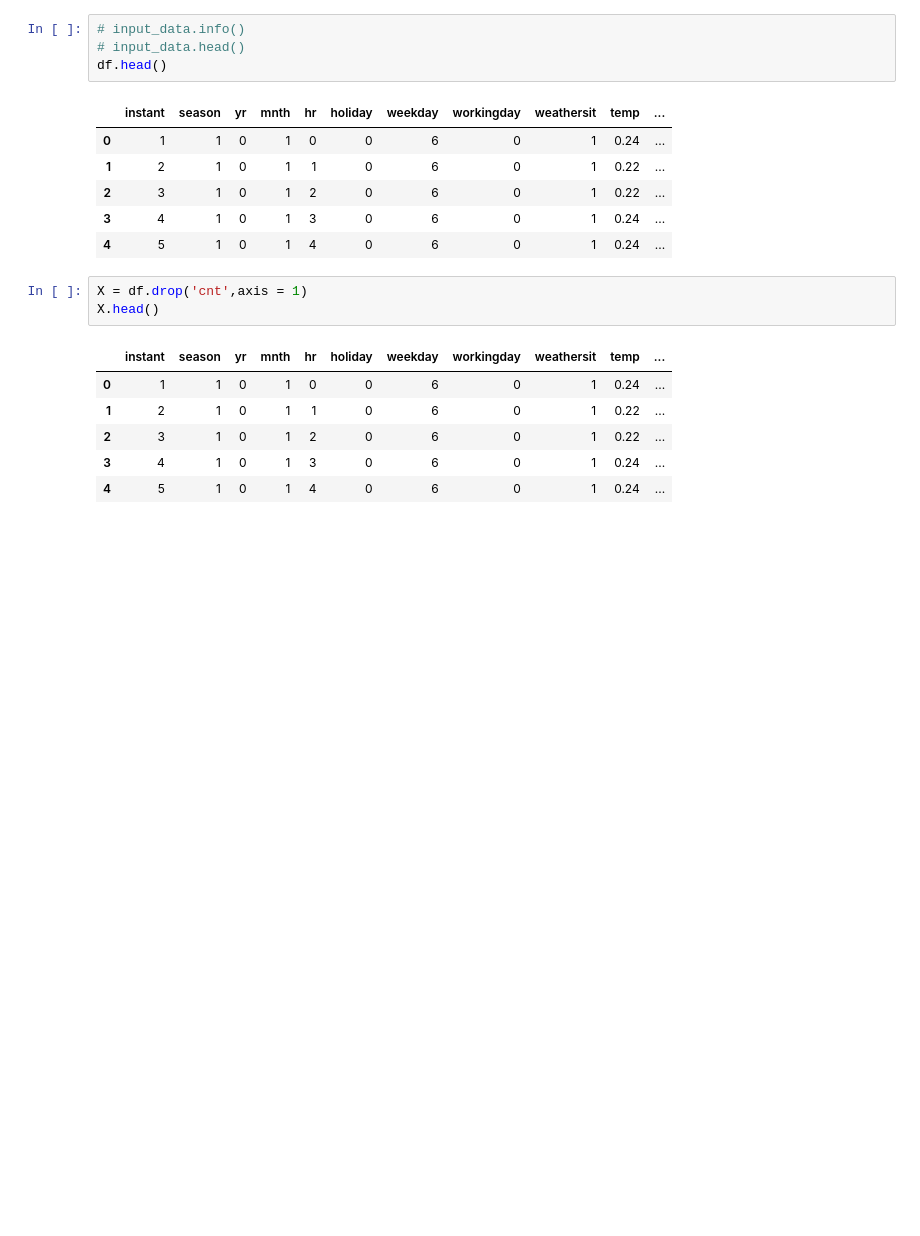
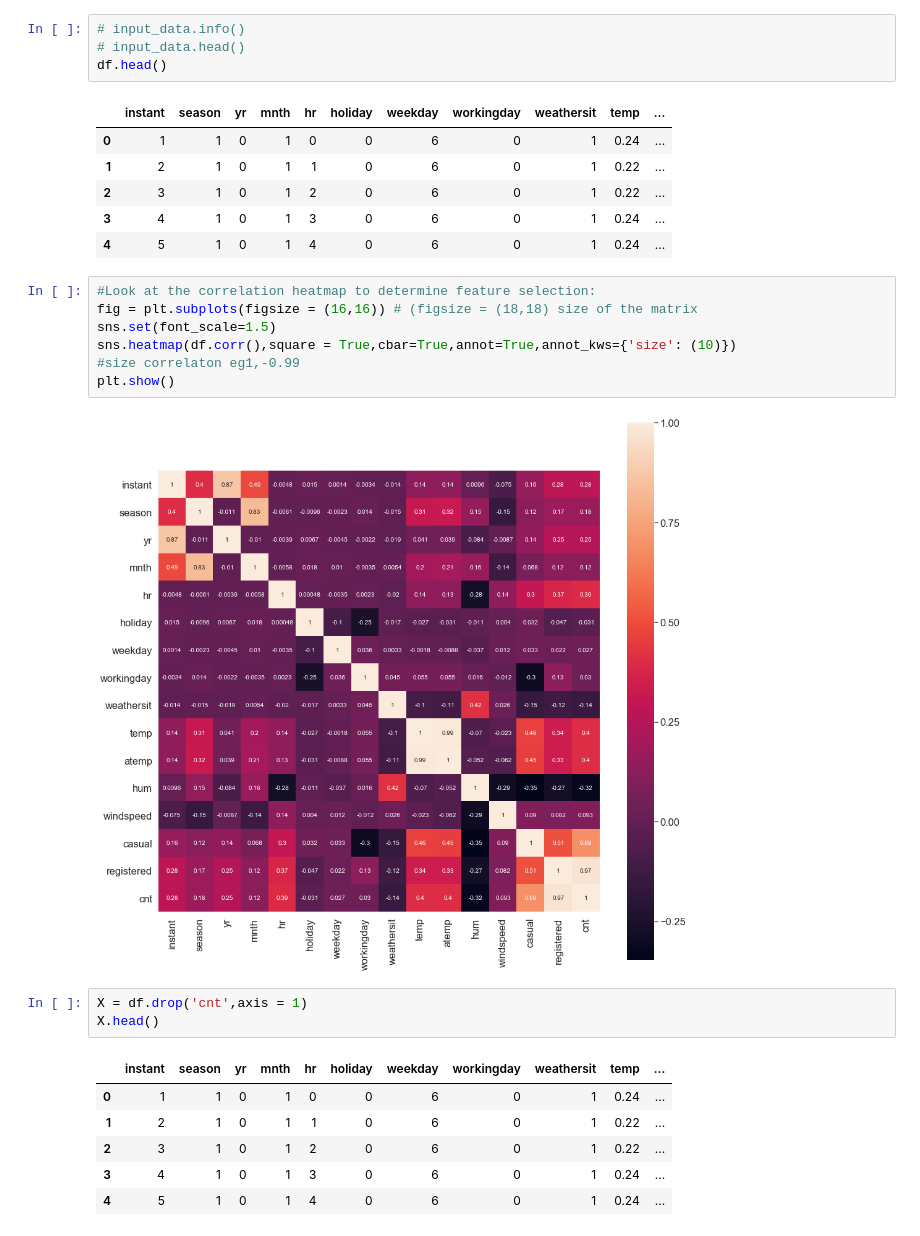
Before and after one commit to Leek03/dsia, a Jupyter notebook: hieu/LinearRegressionHomework/Saeedgod_rules-LogisticClassification-Bikeshare.ipynb, the cells around one changed output. Saved outputs shown, nothing was run; the diff lists cells and outputs as text; blank space fills up the shorter version.

```diff
--- a/hieu/LinearRegressionHomework/Saeedgod_rules-LogisticClassification-Bikeshare.ipynb
+++ b/hieu/LinearRegressionHomework/Saeedgod_rules-LogisticClassification-Bikeshare.ipynb
@@ -27,6 +29,15 @@ df.head()
 | 2 | 3 | 1 | 0 | 1 | 2 | 0 | 6 | 0 | 1 | 0.22 | ... |
 | 3 | 4 | 1 | 0 | 1 | 3 | 0 | 6 | 0 | 1 | 0.24 | ... |
 | 4 | 5 | 1 | 0 | 1 | 4 | 0 | 6 | 0 | 1 | 0.24 | ... |
+# %%
+#Look at the correlation heatmap to determine feature selection:
+fig = plt.subplots(figsize = (16,16)) # (figsize = (18,18) size of the matrix
+sns.set(font_scale=1.5)
+sns.heatmap(df.corr(),square = True,cbar=True,annot=True,annot_kws={'size': (10)})
+#size correlaton eg1,-0.99
+plt.show()
+# %% [output]
+[figure, added]
 # %%
 X = df.drop('cnt',axis = 1)
 X.head()
```
Also changed, not shown: parts of 5 cells of this notebook, 5 other files.
